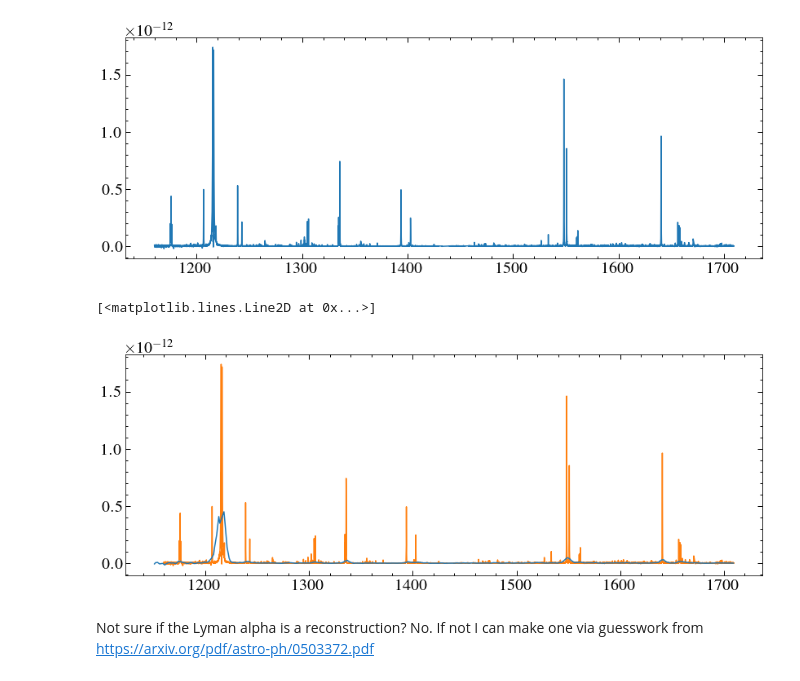
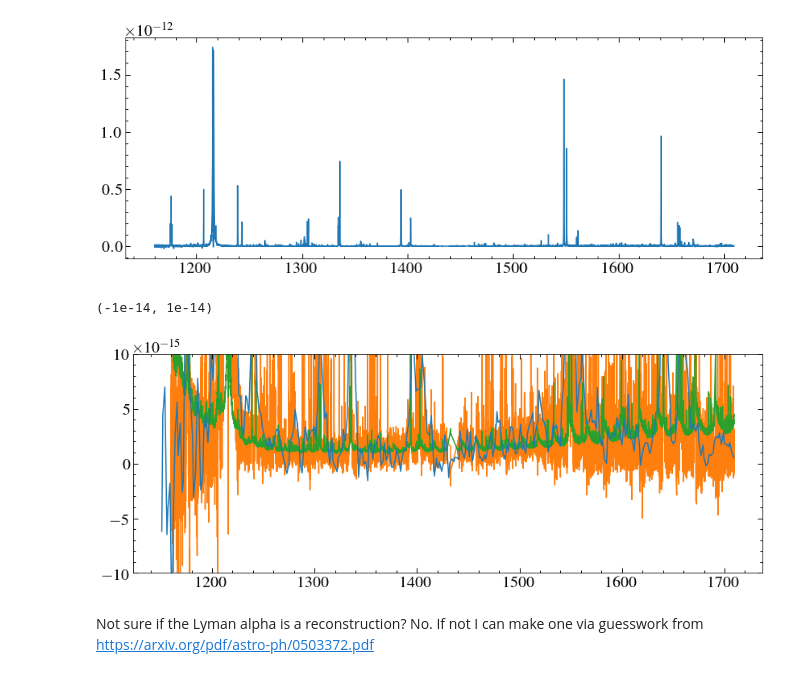
Before and after one commit to davidjwilson/ad-leo-sed, a Jupyter notebook: ad_leo_sed.ipynb, the cells around one changed output. Drawn from its saved outputs; the diff is of its cells as text; code cells hidden in the pictures.

```diff
--- a/ad_leo_sed.ipynb
+++ b/ad_leo_sed.ipynb
@@ -390,9 +390,11 @@ plt.plot(ws, fs)
 # %%
 plt.plot(w1[(w1 < ws[-1])], f1[(w1 < ws[-1])] )
 plt.plot(ws, fs, zorder=-1)
+plt.plot(ws, es, zorder=-1)
+plt.ylim(-0.1e-13, 0.1e-13)
 # %% [output]
-[<matplotlib.lines.Line2D at 0x...>]
+(-1e-14, 1e-14)
-[figure, old version]
+[figure, new version]
 # %% [markdown]
 Not sure if the Lyman alpha is a reconstruction? No. If not I can make one via guesswork from https://arxiv.org/pdf/astro-ph/0503372.pdf
 # %%
```
Also changed, not shown: parts of 13 cells of this notebook, 8 other files.
